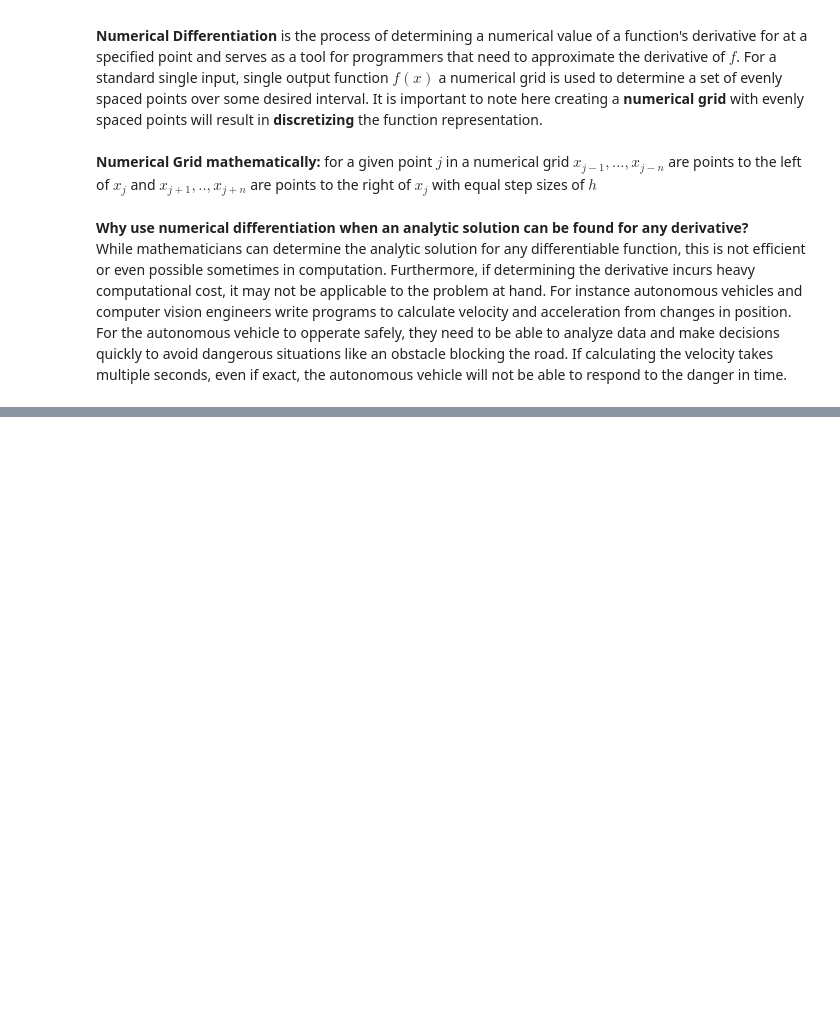
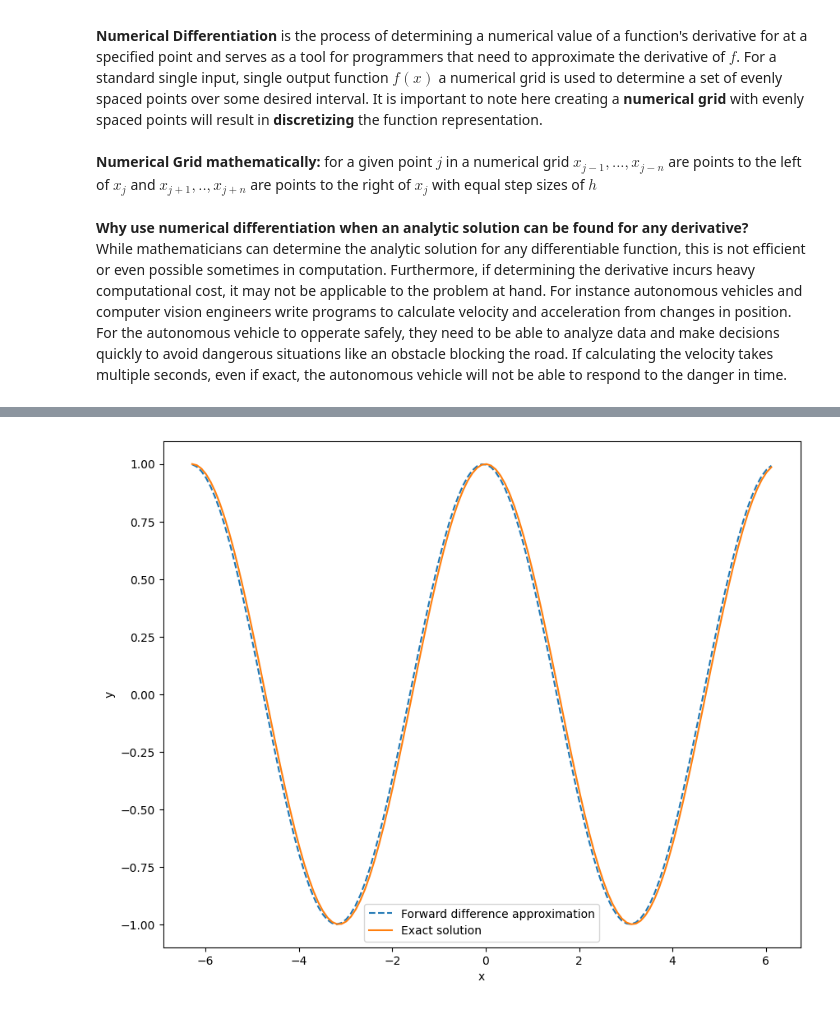
Before and after one commit to ColeTKrause/MAT421, a Jupyter notebook: ModuleF.ipynb, the cells around one changed output, grey strips where cells are left out. Cells and saved outputs as stored; diff of their text form; code cells hidden in the pictures; blank space fills up the shorter version.

```diff
--- a/ModuleF.ipynb
+++ b/ModuleF.ipynb
@@ -55,3 +58,37 @@ Python examples below:
 # necessary imports
 import numpy as np
 import matplotlib.pyplot as plt
+# %%
+# Problem 1
+
+# step size
+# Try it yourself! change step size to see how it affects the accuracy
+# of the approximation
+h = 0.1
+
+# linspace to create grid
+x = np.arange(-2*np.pi, 2*np.pi, h)
+# format x
+x_diff = x[:-1:]
+
+# compute f(x) function
+y = np.sin(x) - 4
+
+# forward difference vector
+forward_diff = np.diff(y) / h
+
+# exact solution
+exact_solution = np.cos(x_diff)
+
+# plotting
+plt.figure(figsize=(10,8))
+plt.plot(x_diff, forward_diff, '--', \
+         label = 'Forward difference approximation')
+plt.plot(x_diff, exact_solution,\
+         label = 'Exact solution')
+plt.xlabel('x')
+plt.ylabel('y')
+plt.legend()
+plt.show()
+# %% [output]
+[figure, added]
```
Also changed, not shown: parts of 6 cells of this notebook.
